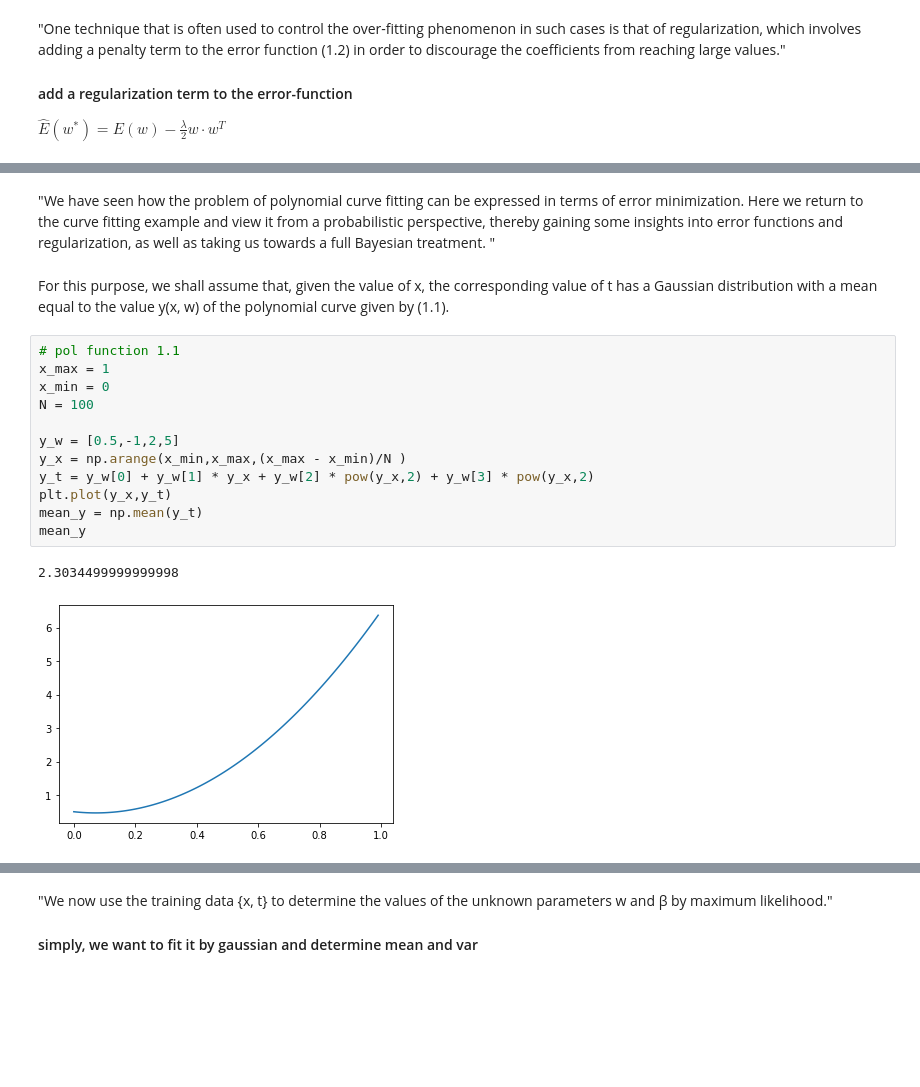
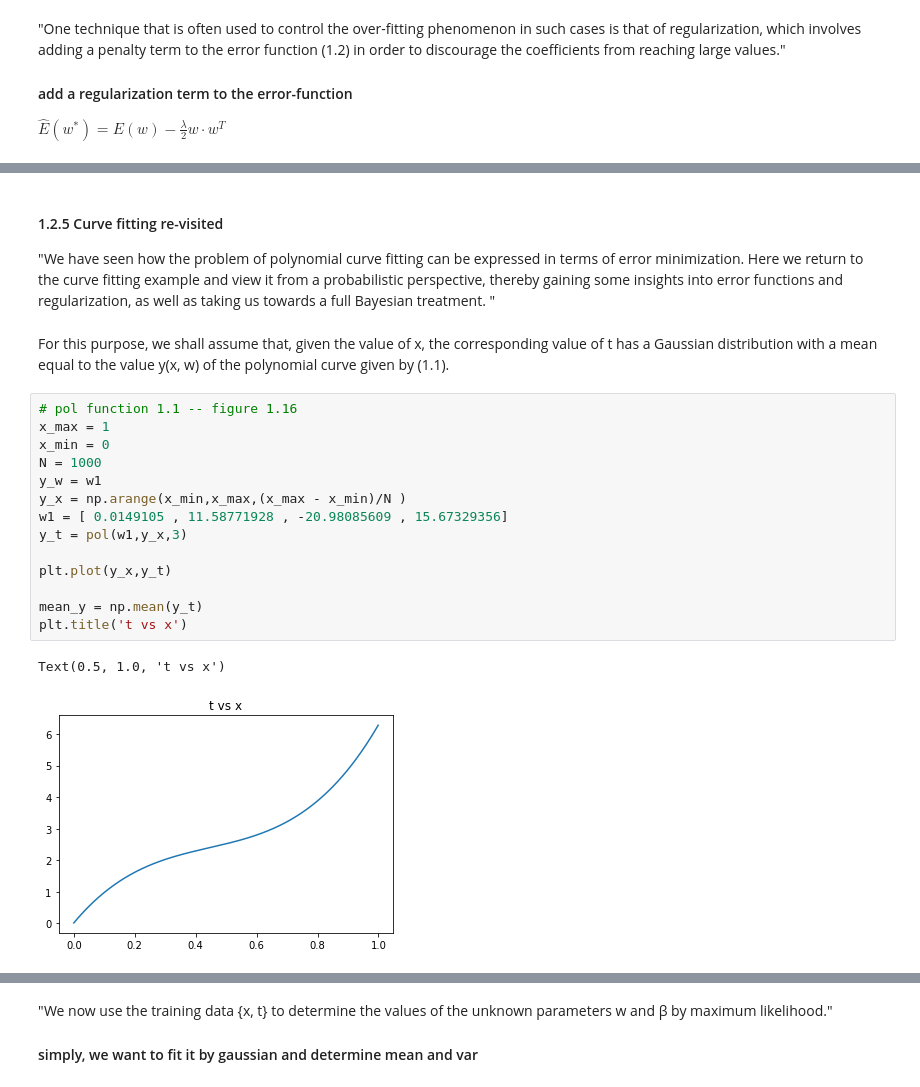
Before and after one commit to alisanozdrina/ML_discussion, a Jupyter notebook: bishop_examples.ipynb, the cells around one changed output, grey strips where cells are left out. Cells and saved outputs as stored; diff of their text form; blank space fills up the shorter version.

```diff
--- a/bishop_examples.ipynb
+++ b/bishop_examples.ipynb
@@ -236,20 +234,24 @@ plt.show()
 # %% [markdown]
+#### 1.2.5 Curve fitting re-visited
+
 "We have seen how the problem of polynomial curve fitting can be expressed in terms of error minimization. Here we return to the curve fitting example and view it from a probabilistic perspective, thereby gaining some insights into error functions and regularization, as well as taking us towards a full Bayesian treatment.
 "
 # %% [markdown]
 For this purpose, we shall assume that, given the value of x, the corresponding value of t has a Gaussian distribution with a mean equal to the value y(x, w) of the polynomial curve given by (1.1).
 # %%
-# pol function 1.1
+# pol function 1.1 -- figure 1.16
 x_max = 1
 x_min = 0
-N = 100
+N = 1000
+y_w = w1
+y_x = np.arange(x_min,x_max,(x_max - x_min)/N )
+w1 = [ 0.0149105 , 11.58771928 , -20.98085609 , 15.67329356]
+y_t = pol(w1,y_x,3)
 
-y_w = [0.5,-1,2,5]
-y_x = np.arange(x_min,x_max,(x_max - x_min)/N )
-y_t = y_w[0] + y_w[1] * y_x + y_w[2] * pow(y_x,2) + y_w[3] * pow(y_x,2)
 plt.plot(y_x,y_t)
+
 mean_y = np.mean(y_t)
-mean_y
+plt.title('t vs x')
 # %% [output]
-2.3034499999999998
+Text(0.5, 1.0, 't vs x')
-[figure, old version]
+[figure, new version]
```
Also changed, not shown: parts of 20 cells of this notebook.
